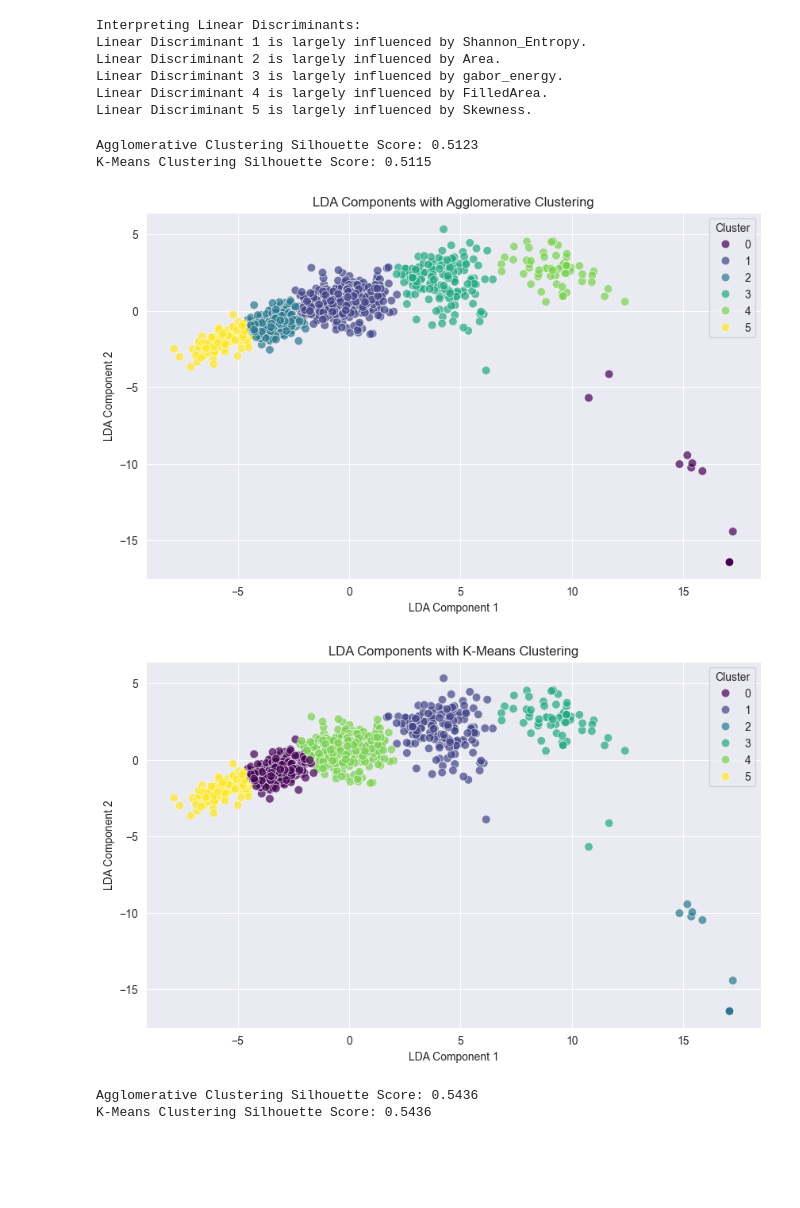
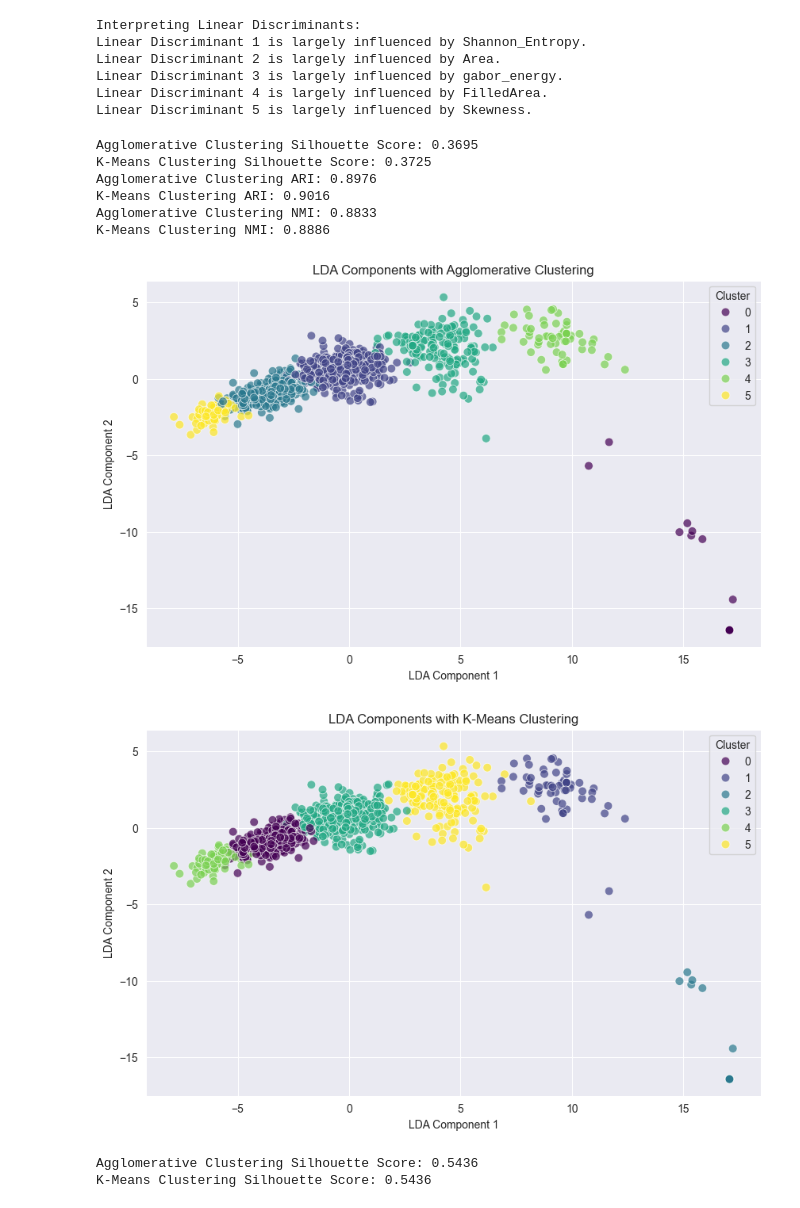
Before and after one commit to iammahbubalam/PPMI_Research_on_Parkinsons, a Jupyter notebook: src/mahbub/D_Reduce.ipynb, the cells around one changed output. Saved outputs shown, nothing was run; the diff lists cells and outputs as text; code cells hidden in the pictures; blank space fills up the shorter version.

```diff
--- a/src/mahbub/D_Reduce.ipynb
+++ b/src/mahbub/D_Reduce.ipynb
@@ -838,7 +838,7 @@ import numpy as np
 from sklearn.preprocessing import MinMaxScaler, LabelEncoder
 from sklearn.discriminant_analysis import LinearDiscriminantAnalysis as LDA
 from sklearn.cluster import KMeans, AgglomerativeClustering
-from sklearn.metrics import silhouette_score
+from sklearn.metrics import silhouette_score, adjusted_rand_score, normalized_mutual_info_score
 import matplotlib.pyplot as plt
 import seaborn as sns
 
@@ -888,44 +888,59 @@ le = LabelEncoder()
 y = le.fit_transform(y)
 
 # Apply LDA for Dimensionality Reduction
-lda = LDA(n_components=2)  # Reduce to 2 dimensions for visualization
+lda = LDA(n_components=5)  # Reduce to 2 dimensions for visualization
 X_lda = lda.fit_transform(X, y)
 
 # Perform Agglomerative Clustering
 agg_clustering = AgglomerativeClustering(n_clusters=len(np.unique(y)))
 agg_clusters = agg_clustering.fit_predict(X_lda)
 
 # Perform K-Means Clustering
 n_clusters = len(np.unique(y))
 kmeans = KMeans(n_clusters=n_clusters, random_state=42)
 kmeans_clusters = kmeans.fit_predict(X_lda)
 
 # Evaluate Clustering Results
 agg_silhouette_avg = silhouette_score(X_lda, agg_clusters)
 kmeans_silhouette_avg = silhouette_score(X_lda, kmeans_clusters)
 print(f'Agglomerative Clustering Silhouette Score: {agg_silhouette_avg:.4f}')
 print(f'K-Means Clustering Silhouette Score: {kmeans_silhouette_avg:.4f}')
 
+# Calculate ARI and NMI
+agg_ari = adjusted_rand_score(y, agg_clusters)
+kmeans_ari = adjusted_rand_score(y, kmeans_clusters)
+agg_nmi = normalized_mutual_info_score(y, agg_clusters)
+kmeans_nmi = normalized_mutual_info_score(y, kmeans_clusters)
+
+print(f'Agglomerative Clustering ARI: {agg_ari:.4f}')
+print(f'K-Means Clustering ARI: {kmeans_ari:.4f}')
+print(f'Agglomerative Clustering NMI: {agg_nmi:.4f}')
+print(f'K-Means Clustering NMI: {kmeans_nmi:.4f}')
+
 # Visualization Function
 def plot_clustering_results(X_lda, clusters, title):
     plt.figure(figsize=(10, 6))
     sns.scatterplot(x=X_lda[:, 0], y=X_lda[:, 1], hue=clusters, palette='viridis', s=60, alpha=0.7)
     plt.title(title)
     plt.xlabel('LDA Component 1')
     plt.ylabel('LDA Component 2')
     plt.legend(title='Cluster')
     plt.show()
 
 # Visualize LDA results with Agglomerative Clustering
 plot_clustering_results(X_lda, agg_clusters, 'LDA Components with Agglomerative Clustering')
 
 # Visualize LDA results with K-Means Clustering
 plot_clustering_results(X_lda, kmeans_clusters, 'LDA Components with K-Means Clustering')
 # %% [output]
-Agglomerative Clustering Silhouette Score: 0.5123
-K-Means Clustering Silhouette Score: 0.5115
+Agglomerative Clustering Silhouette Score: 0.3695
+K-Means Clustering Silhouette Score: 0.3725
+Agglomerative Clustering ARI: 0.8976
+K-Means Clustering ARI: 0.9016
+Agglomerative Clustering NMI: 0.8833
+K-Means Clustering NMI: 0.8886
-[figure, old version]
+[figure, new version]
-[figure, old version]
+[figure, new version]
 # %%
 from sklearn.cluster import AgglomerativeClustering, KMeans
 from sklearn.metrics import silhouette_score
```
